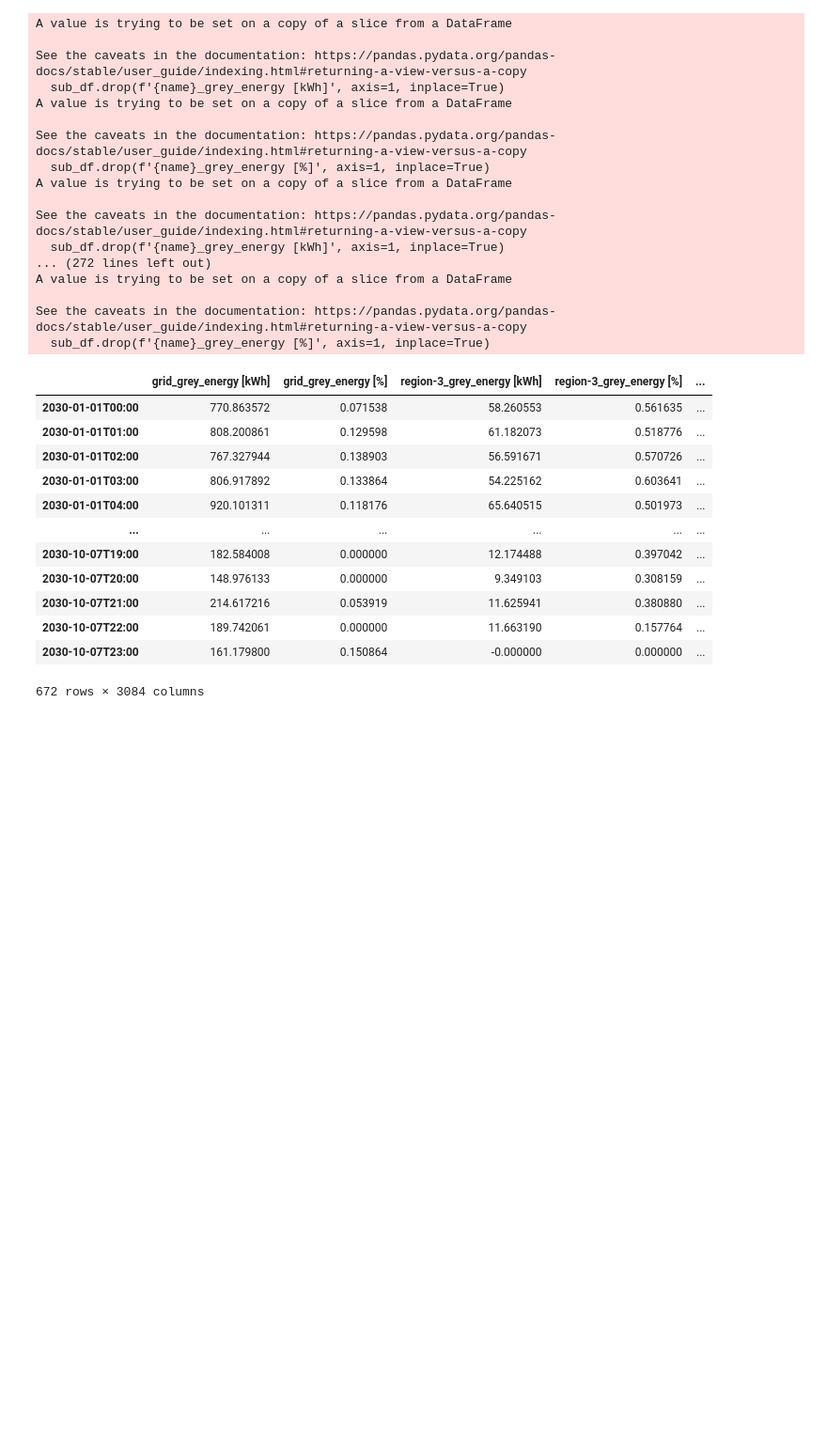
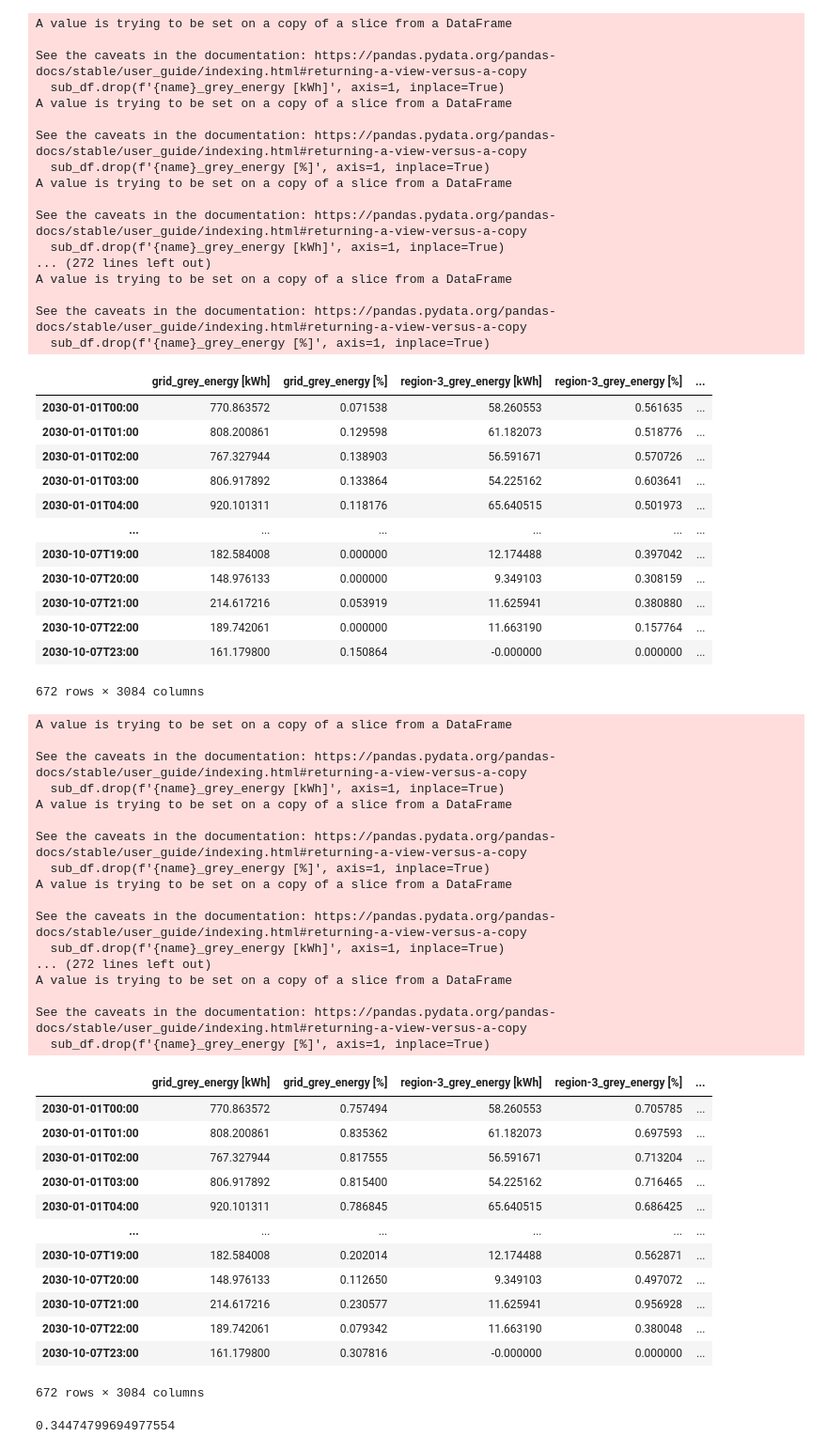
Before and after one commit to jochenmadler/fim_fit, a Jupyter notebook: GSy_KPI_calculation/01_processing/functions_test_v3.ipynb, the cells around one changed output. Shown at 94% size. Cells and saved outputs as stored; diff of their text form; code cells hidden in the pictures; blank space fills up the shorter version.

Commit message:
functions_v3.py: new function 'share_renewables_necessary_files'

```diff
--- a/GSy_KPI_calculation/01_processing/functions_test_v3.ipynb
+++ b/GSy_KPI_calculation/01_processing/functions_test_v3.ipynb
@@ -11,6 +11,11 @@ import seaborn as sns
 sns.set_style('white')
 home_path = "C:\\Users\joche\FIM Kernkompetenzzentrum\Projekt VIdES - Dokumente\General\\07_Arbeitsordner\\04_Ergebnisse\\20220920_Ergebnisse_4_Wochen"
 os.chdir(home_path)
+# %%
+os.chdir(home_path)
+os.chdir('use_case_1/')
+use_case_home_path = os.getcwd()
+nonempty_files = f.share_renewables_necessary_files(use_case_home_path)
 # %% [markdown]
 #### KPI 4: CO2 emissions
 ---
@@ -177,0 +189,38 @@ df6.to_excel('kpi_3_4_use_case_6_v2.xlsx')
+# %%
+df6_out = f.share_renewables_aggregate_empty_entities_UC_2_6(df6)
+df6_out
+# %% [output]
+A value is trying to be set on a copy of a slice from a DataFrame
+
+See the caveats in the documentation: https://pandas.pydata.org/pandas-docs/stable/user_guide/indexing.html#returning-a-view-versus-a-copy
+  sub_df.drop(f'{name}_grey_energy [kWh]', axis=1, inplace=True)
+A value is trying to be set on a copy of a slice from a DataFrame
+
+See the caveats in the documentation: https://pandas.pydata.org/pandas-docs/stable/user_guide/indexing.html#returning-a-view-versus-a-copy
+  sub_df.drop(f'{name}_grey_energy [%]', axis=1, inplace=True)
+A value is trying to be set on a copy of a slice from a DataFrame
+
+See the caveats in the documentation: https://pandas.pydata.org/pandas-docs/stable/user_guide/indexing.html#returning-a-view-versus-a-copy
+  sub_df.drop(f'{name}_grey_energy [kWh]', axis=1, inplace=True)
+... (272 lines left out)
+A value is trying to be set on a copy of a slice from a DataFrame
+
+See the caveats in the documentation: https://pandas.pydata.org/pandas-docs/stable/user_guide/indexing.html#returning-a-view-versus-a-copy
+  sub_df.drop(f'{name}_grey_energy [%]', axis=1, inplace=True)
+|  | grid_grey_energy [kWh] | grid_grey_energy [%] | region-3_grey_energy [kWh] | region-3_grey_energy [%] | ... |
+| 2030-01-01T00:00 | 770.863572 | 0.757494 | 58.260553 | 0.705785 | ... |
+| 2030-01-01T01:00 | 808.200861 | 0.835362 | 61.182073 | 0.697593 | ... |
+| 2030-01-01T02:00 | 767.327944 | 0.817555 | 56.591671 | 0.713204 | ... |
+| 2030-01-01T03:00 | 806.917892 | 0.815400 | 54.225162 | 0.716465 | ... |
+| 2030-01-01T04:00 | 920.101311 | 0.786845 | 65.640515 | 0.686425 | ... |
+| ... | ... | ... | ... | ... | ... |
+| 2030-10-07T19:00 | 182.584008 | 0.202014 | 12.174488 | 0.562871 | ... |
+| 2030-10-07T20:00 | 148.976133 | 0.112650 | 9.349103 | 0.497072 | ... |
+| 2030-10-07T21:00 | 214.617216 | 0.230577 | 11.625941 | 0.956928 | ... |
+| 2030-10-07T22:00 | 189.742061 | 0.079342 | 11.663190 | 0.380048 | ... |
+| 2030-10-07T23:00 | 161.179800 | 0.307816 | -0.000000 | 0.000000 | ... |
+672 rows × 3084 columns
+# %%
+df6_out['grid_grey_energy [%]'].mean()
+# %% [output]
+0.34474799694977554
```
Also changed, not shown: parts of 8 cells of this notebook, 1 other file.
